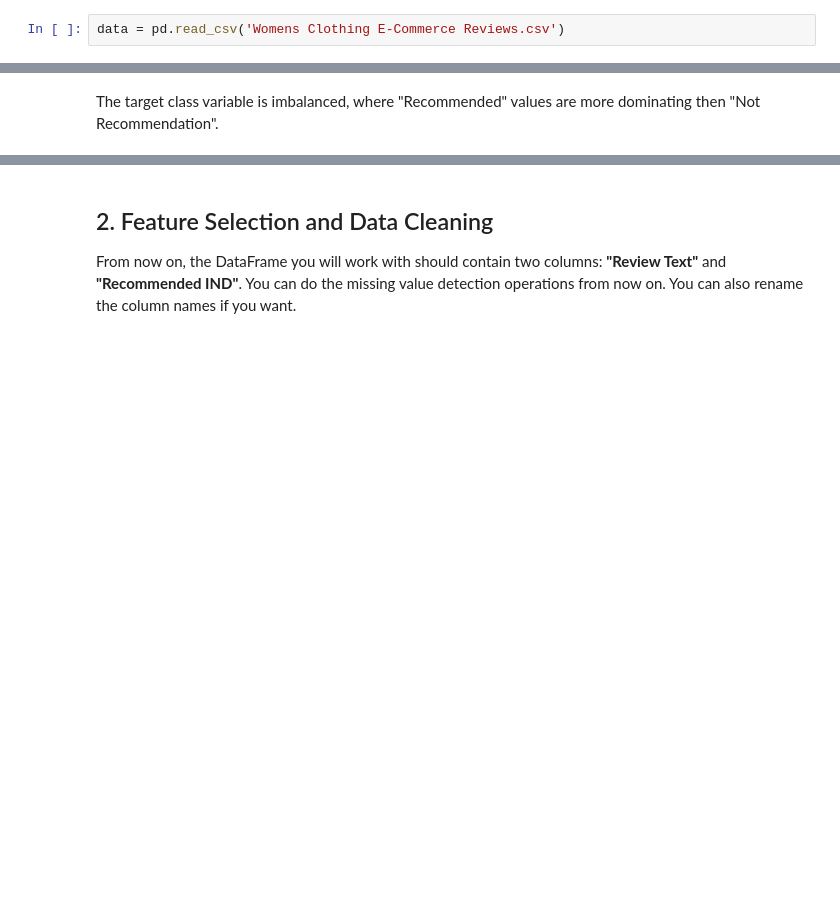
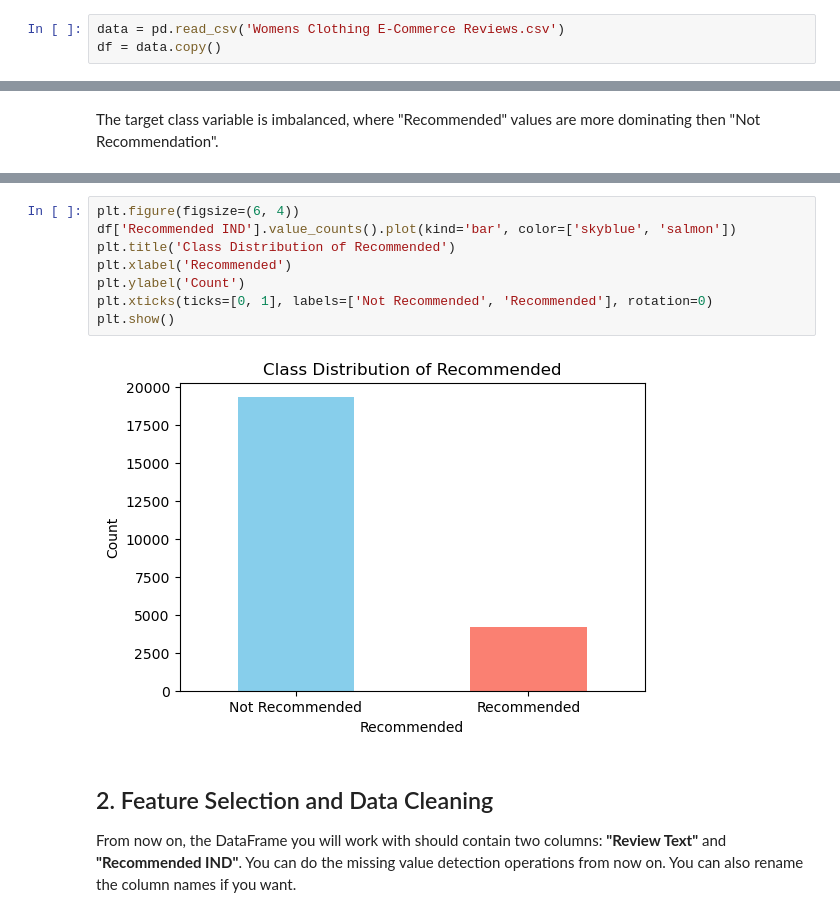
Before and after one commit to Nurdan10/NLP, a Jupyter notebook: NLP_Sentiment_Analysis_Project.ipynb, the cells around one changed output, grey strips where cells are left out. Cells and saved outputs as stored; diff of their text form; blank space fills up the shorter version.

```diff
--- a/NLP_Sentiment_Analysis_Project.ipynb
+++ b/NLP_Sentiment_Analysis_Project.ipynb
@@ -128,4 +135,5 @@ pd.set_option('display.max_columns', 50)
 # %%
 data = pd.read_csv('Womens Clothing E-Commerce Reviews.csv')
+df = data.copy()
 # %% [markdown]
 ### Data Wrangling
@@ -136,3 +202,13 @@ The target class variable is imbalanced, where "Recommended" values are more dom
+# %%
+plt.figure(figsize=(6, 4))
+df['Recommended IND'].value_counts().plot(kind='bar', color=['skyblue', 'salmon'])
+plt.title('Class Distribution of Recommended')
+plt.xlabel('Recommended')
+plt.ylabel('Count')
+plt.xticks(ticks=[0, 1], labels=['Not Recommended', 'Recommended'], rotation=0)
+plt.show()
+# %% [output]
+[figure, added]
 # %% [markdown]
 ## 2. Feature Selection and Data Cleaning
 
```
Also changed, not shown: parts of 23 cells of this notebook.
